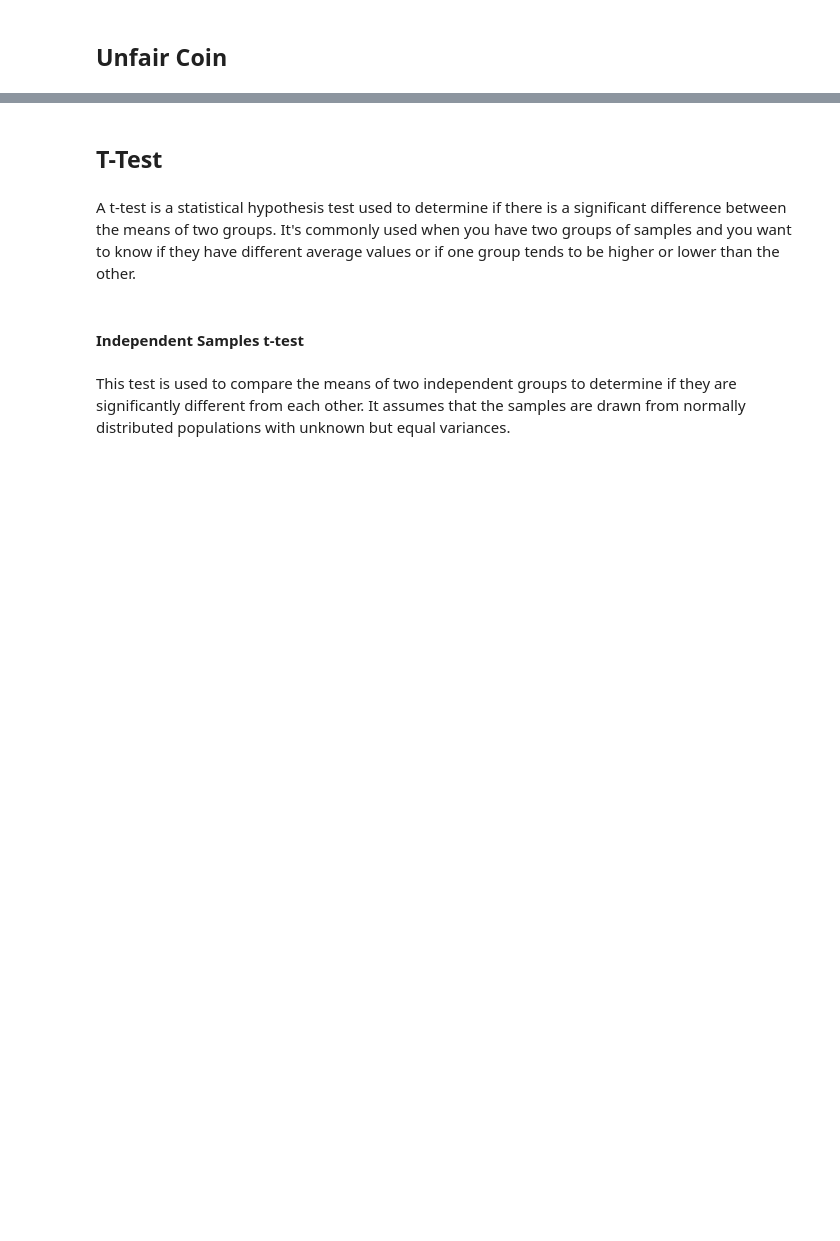
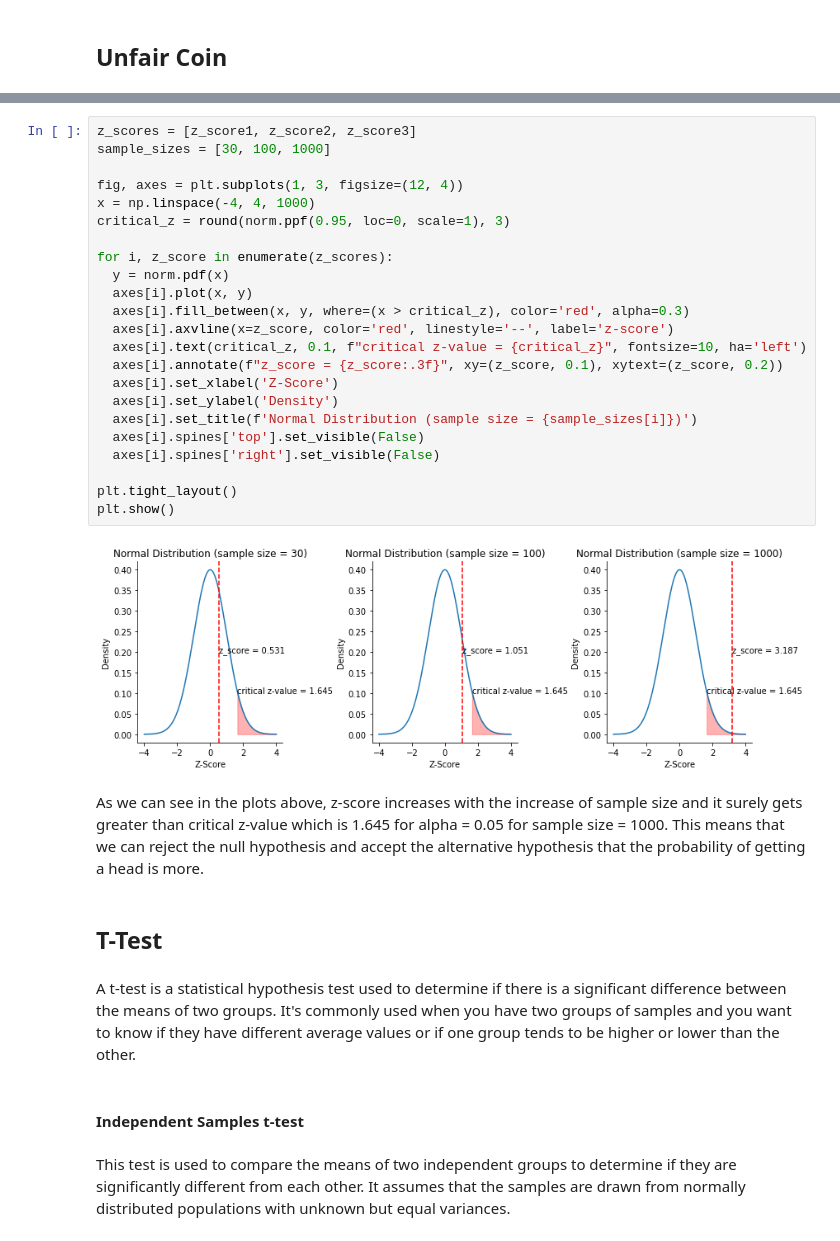
Before and after one commit to avamirm/implementation-of-some-tools-for-statistical-analysis, a Jupyter notebook: Hypothesis Testing.ipynb, the cells around one changed output, grey strips where cells are left out. Saved outputs shown, nothing was run; the diff lists cells and outputs as text; blank space fills up the shorter version.

```diff
--- a/Hypothesis Testing.ipynb
+++ b/Hypothesis Testing.ipynb
@@ -15,3 +126,30 @@ import seaborn as sns
+# %%
+z_scores = [z_score1, z_score2, z_score3]
+sample_sizes = [30, 100, 1000]
+
+fig, axes = plt.subplots(1, 3, figsize=(12, 4))
+x = np.linspace(-4, 4, 1000)
+critical_z = round(norm.ppf(0.95, loc=0, scale=1), 3)
+
+for i, z_score in enumerate(z_scores):
+  y = norm.pdf(x)
+  axes[i].plot(x, y)
+  axes[i].fill_between(x, y, where=(x > critical_z), color='red', alpha=0.3)
+  axes[i].axvline(x=z_score, color='red', linestyle='--', label='z-score')
+  axes[i].text(critical_z, 0.1, f"critical z-value = {critical_z}", fontsize=10, ha='left')
+  axes[i].annotate(f"z_score = {z_score:.3f}", xy=(z_score, 0.1), xytext=(z_score, 0.2))
+  axes[i].set_xlabel('Z-Score')
+  axes[i].set_ylabel('Density')
+  axes[i].set_title(f'Normal Distribution (sample size = {sample_sizes[i]})')
+  axes[i].spines['top'].set_visible(False)
+  axes[i].spines['right'].set_visible(False)
+
+plt.tight_layout()
+plt.show()
+# %% [output]
+[figure, added]
+# %% [markdown]
+As we can see in the plots above, z-score increases with the increase of sample size and it surely gets greater than critical z-value which is 1.645 for alpha = 0.05 for sample size = 1000. This means that we can reject the null hypothesis and accept the alternative hypothesis that the probability of getting a head is more.
 # %% [markdown]
 ## T-Test
 # %% [markdown]
```
Also changed, not shown: parts of 6 cells of this notebook.
